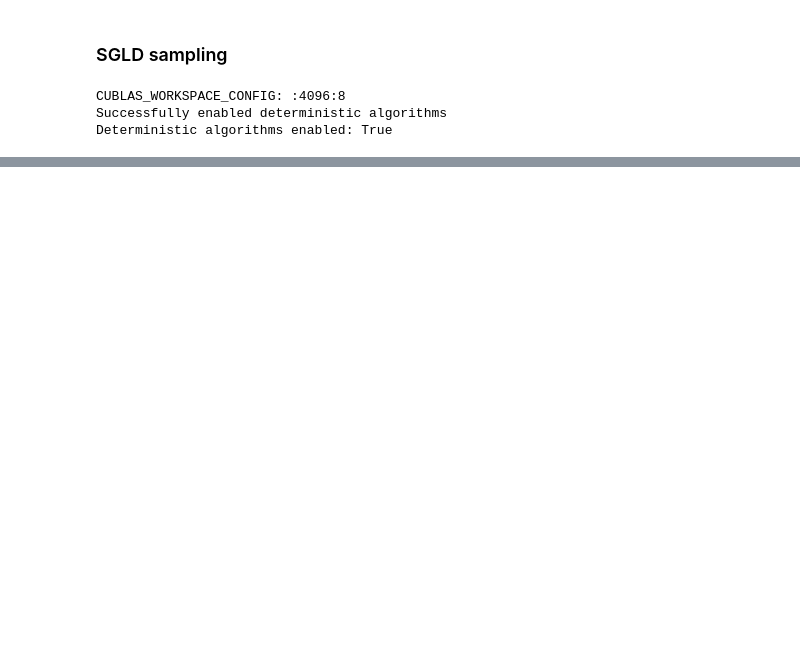
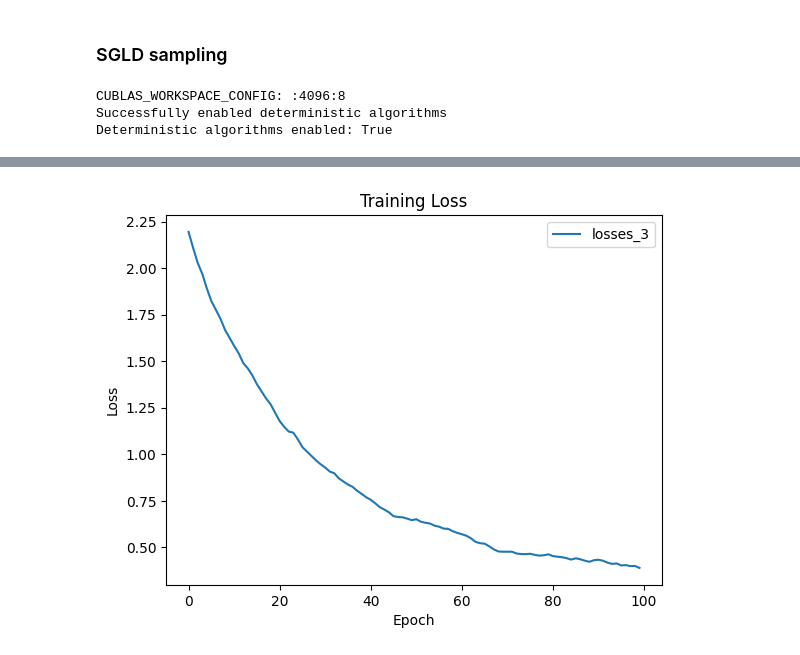
Before and after one commit to EleutherAI/tyche, a Jupyter notebook: notebooks/scratch/sgld_playground.ipynb, the cells around one changed output, grey strips where cells are left out. Saved outputs shown, nothing was run; the diff lists cells and outputs as text; code cells hidden in the pictures; blank space fills up the shorter version.

```diff
--- a/notebooks/scratch/sgld_playground.ipynb
+++ b/notebooks/scratch/sgld_playground.ipynb
@@ -271,0 +407,67 @@ Finished Training
+# %%
+model = models_clean[0]
+model_copy = copy.deepcopy(model)
+
+sgld_params = SGLDParams(eps=1e-7, gamma=0, nbeta=1000, batch_size=1, num_steps=20)
+
+model_copy.eval()
+
+criterion = t.nn.CrossEntropyLoss()
+
+losses_3 = []
+num_epochs = 100
+
+w_0 = (
+    t.nn.utils.parameters_to_vector(model_copy.parameters()).detach().clone().to(device)
+)
+
+for _ in range(num_epochs):
+    model_copy.zero_grad()
+
+    logits = model_copy(input)["logits"]
+
+    w = t.nn.utils.parameters_to_vector(model_copy.parameters())
+
+    loss = criterion(logits, labels)
+
+    losses_3.append(loss.item())
+
+    loss.backward()
+
+    with t.no_grad():
+
+        w = t.nn.utils.parameters_to_vector(model_copy.parameters())
+
+        loss_grad = -t.nn.utils.parameters_to_vector(
+            [
+                p.grad if p.grad is not None else t.zeros_like(p)
+                for p in model_copy.parameters()
+            ]
+        )
+        localization_grad = (w_0 - w) * sgld_params.gamma
+
+        total_grad = (
+            sgld_params.eps / 2 * (sgld_params.nbeta * loss_grad + localization_grad)
+        )  # we don't need to divide by batch size because cross entropy already averages over that
+
+        gaussian_noise = t.randn_like(w, device=device) * t.sqrt(
+            t.tensor(sgld_params.eps)
+        )
+
+        w = w + total_grad + gaussian_noise
+        t.nn.utils.vector_to_parameters(w, model_copy.parameters())
+
+
+# Plot the training loss
+import matplotlib.pyplot as plt
+import numpy as np
+
+
+plt.plot(np.arange(len(losses_3)), losses_3, label="losses_3")
+plt.xlabel("Epoch")
+plt.ylabel("Loss")
+plt.title("Training Loss")
+plt.legend()
+plt.show()
+# %% [output]
+[figure, added]
```
Also changed, not shown: parts of 28 cells of this notebook, 4 other files.
